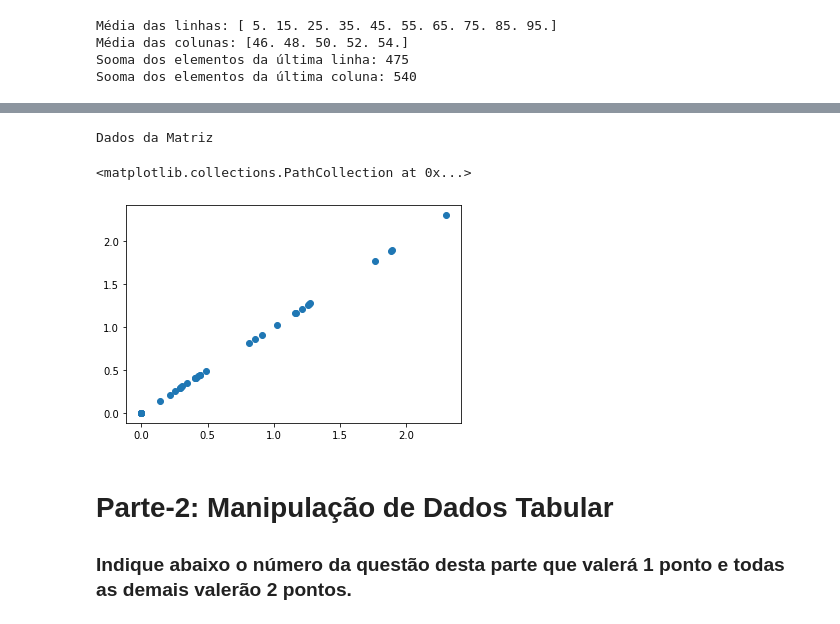
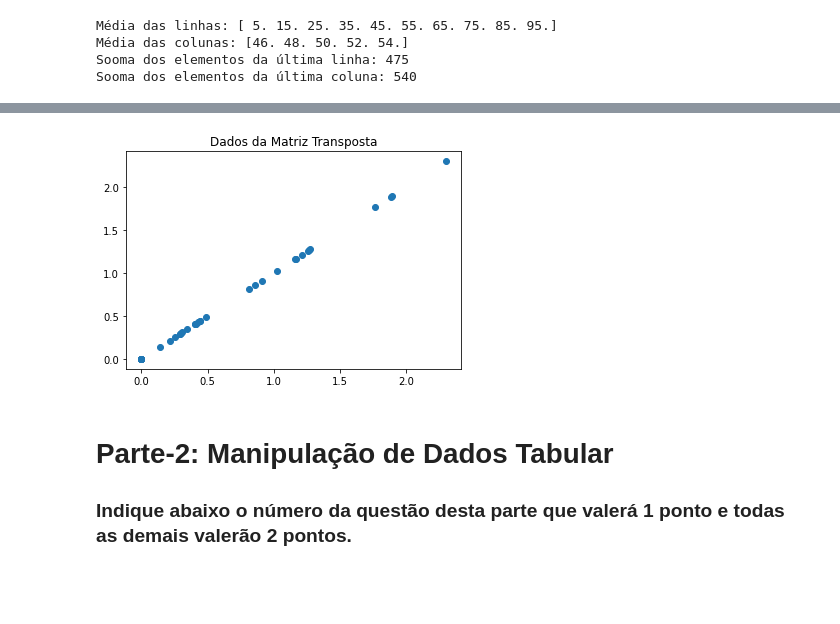
Before and after one commit to andressadarosa/TI2POD, a Jupyter notebook: TI2.ipynb, the cells around one changed output, grey strips where cells are left out. Drawn from its saved outputs; the diff is of its cells as text; code cells hidden in the pictures; blank space fills up the shorter version.

```diff
--- a/TI2.ipynb
+++ b/TI2.ipynb
@@ -126,38 +134,37 @@ a=np.array([[ 1.02809624,  0.31011686, -0.24478542, -0.43531192,  0.30234452, -1
 
 ![image.png](attachment:image.png)
 # %%
-# TODO: verificar se o Dalvan ainda vai querer o gráfico da matriz transposta ou não
-a=np.array([[ 1.02809624,  0.31011686, -0.24478542, -0.43531192,  0.30234452, -1.5811674],    # linha 0
+a = np.array([[ 1.02809624,  0.31011686, -0.24478542, -0.43531192,  0.30234452, -1.5811674],    # linha 0
             [-0.0029375,   1.26637201,  0.14090036,  0.40795145, -0.57373286,  0.43089205],   # linha 1
             [ 1.76380711, -0.80405178,  1.16717726, -0.77396777,  1.89063668,  1.88322279],   # linha 2
             [ 1.26010925, -0.81197676, -0.90776823,  1.27519403, -0.29176333,  1.21126804],   # linha 3
             [ 0.43983984, -0.41200537,  0.85670881, -0.40561811, -0.44112721,  0.48759066],   # linha 4
             [ 0.21434576, -0.28789424, -0.25646132,  2.30080928, -0.34601413, -1.15924328]])  # linha 5
             # são 6 linhas no total
 
 # particionando verticalmente o array a passando a parte superior (3 primeiras linhas) para o b e a parte inferior (3 últimas linhas) para o arry c
 b = a[0:3, : ] # b recebe as linhas 0, 1 e 2
 c = a[3:6, : ] # c recebe as linhas 3, 4, 5
 
 # transformar os numeros negativos em positivos em c
 c = np.abs(c)
 
 # atribui zero para os valores negativos em b
 b = np.maximum(b, 0) # o valor mais baixo possível será 0, todos os valores abaixo de zero serão transformados em zero
 
 # juntando as matrizes b e c numa só matriz
 matriz = np.concatenate([b,c])
 
 # se eu faço matriz.transpose() como pede o enunciado o resultado sai diferente do esperado
 matriz_transposta = matriz.T
 
 # plotando o gráfico da matriz
-print('Dados da Matriz')
+plt.title('Dados da Matriz Transposta') # atribuindo um título ao gráfico
 plt.scatter( matriz_transposta, matriz_transposta)
+
+plt.show()
 # %% [output]
-Dados da Matriz
-<matplotlib.collections.PathCollection at 0x...>
-[figure, old version]
+[figure, new version]
 # %% [markdown]
 # Parte-2: Manipulação de Dados Tabular
 
```
Also changed, not shown: parts of 9 cells of this notebook.
